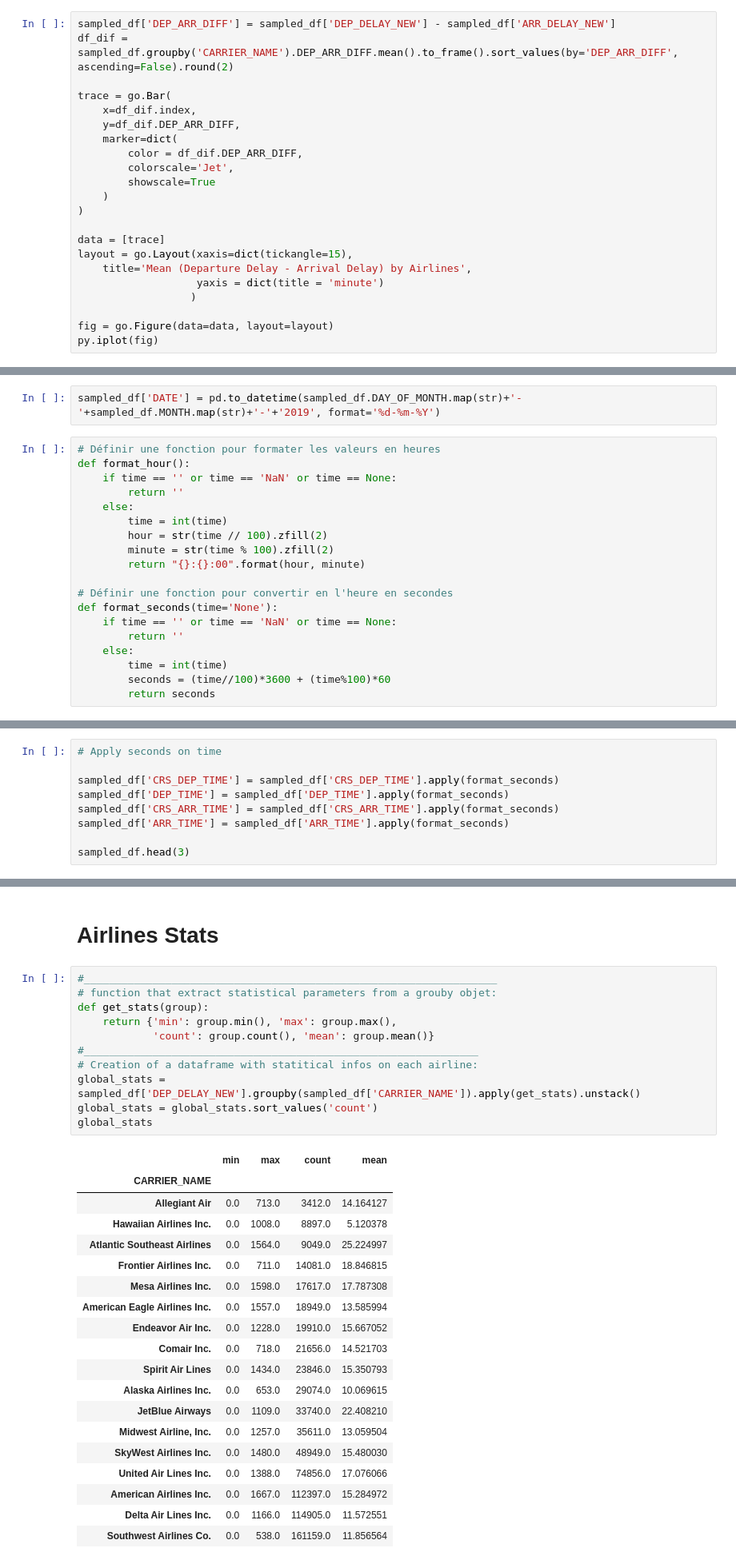
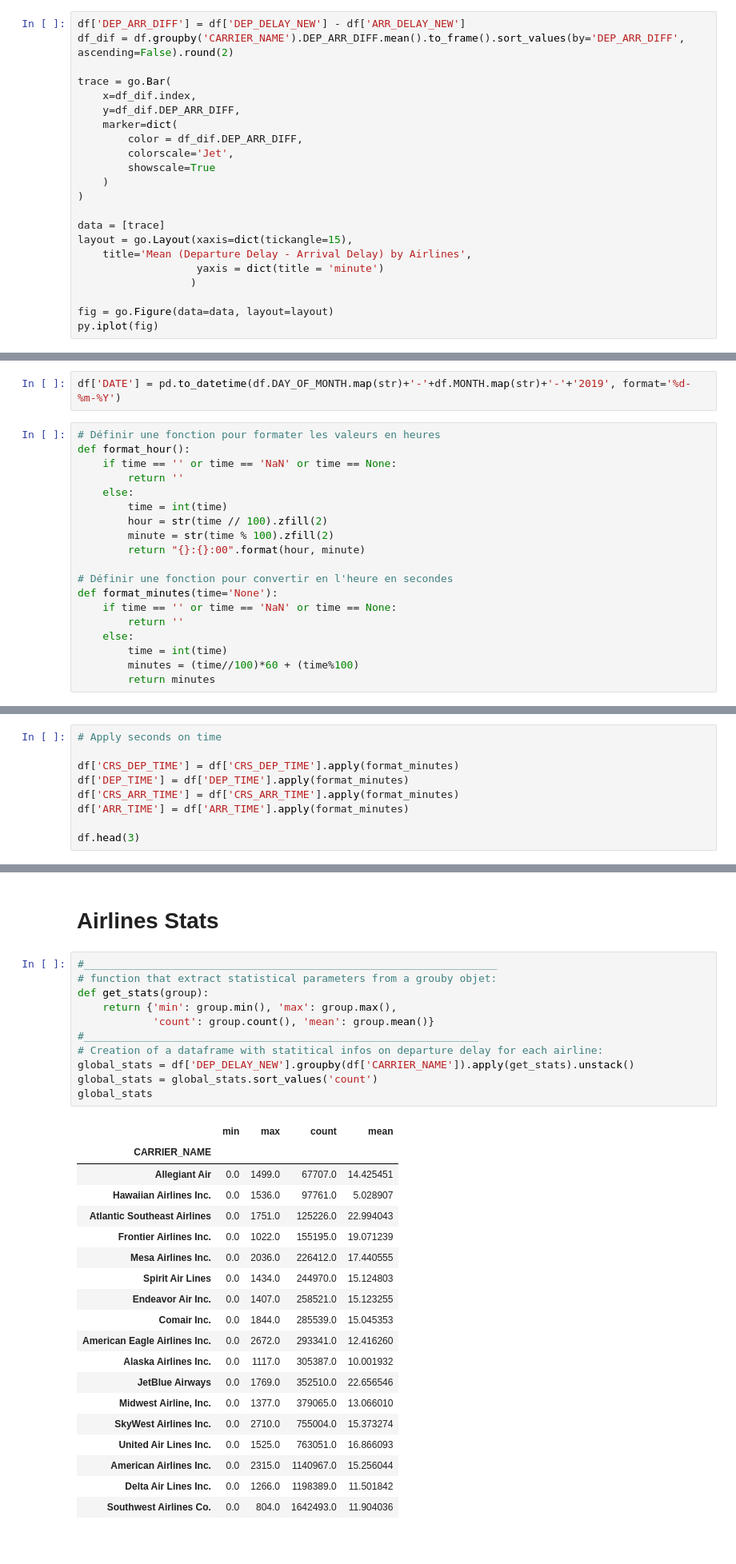
Before and after one commit to loft897/Final-Project-Jedha, a Jupyter notebook: final_project.ipynb, the cells around one changed output, grey strips where cells are left out. Shown at 80% size. Saved outputs shown, nothing was run; the diff lists cells and outputs as text.

```diff
--- a/final_project.ipynb
+++ b/final_project.ipynb
@@ -464,8 +488,8 @@ layout = go.Layout(xaxis=dict(tickangle=15), title='Mean Arrival & Departure Del
 fig = go.Figure(data=data, layout=layout)
 py.iplot(fig)
 # %%
-sampled_df['DEP_ARR_DIFF'] = sampled_df['DEP_DELAY_NEW'] - sampled_df['ARR_DELAY_NEW']
-df_dif = sampled_df.groupby('CARRIER_NAME').DEP_ARR_DIFF.mean().to_frame().sort_values(by='DEP_ARR_DIFF', ascending=False).round(2)
+df['DEP_ARR_DIFF'] = df['DEP_DELAY_NEW'] - df['ARR_DELAY_NEW']
+df_dif = df.groupby('CARRIER_NAME').DEP_ARR_DIFF.mean().to_frame().sort_values(by='DEP_ARR_DIFF', ascending=False).round(2)
 
 trace = go.Bar(
     x=df_dif.index,
@@ -585,7 +556,7 @@ Selon la carte thermique, DISTANCE, ACTUAL_ELAPSED_TIME et CRS_ELAPSED_TIME ont
 # %% [markdown]
 1. DATES AND TIMES
 # %%
-sampled_df['DATE'] = pd.to_datetime(sampled_df.DAY_OF_MONTH.map(str)+'-'+sampled_df.MONTH.map(str)+'-'+'2019', format='%d-%m-%Y')
+df['DATE'] = pd.to_datetime(df.DAY_OF_MONTH.map(str)+'-'+df.MONTH.map(str)+'-'+'2019', format='%d-%m-%Y')
 # %%
 # Définir une fonction pour formater les valeurs en heures
 def format_hour():
@@ -598,10 +569,10 @@ def format_hour():
         return "{}:{}:00".format(hour, minute)
 
 # Définir une fonction pour convertir en l'heure en secondes
-def format_seconds(time='None'):
+def format_minutes(time='None'):
     if time == '' or time == 'NaN' or time == None:
         return ''
     else:
         time = int(time)
-        seconds = (time//100)*3600 + (time%100)*60
-        return seconds
+        minutes = (time//100)*60 + (time%100)
+        return minutes
@@ -657,10 +579,10 @@ sampled_df.dropna(inplace=True)
 # %%
 # Apply seconds on time
 
-sampled_df['CRS_DEP_TIME'] = sampled_df['CRS_DEP_TIME'].apply(format_seconds)
-sampled_df['DEP_TIME'] = sampled_df['DEP_TIME'].apply(format_seconds)
-sampled_df['CRS_ARR_TIME'] = sampled_df['CRS_ARR_TIME'].apply(format_seconds)
-sampled_df['ARR_TIME'] = sampled_df['ARR_TIME'].apply(format_seconds)
+df['CRS_DEP_TIME'] = df['CRS_DEP_TIME'].apply(format_minutes)
+df['DEP_TIME'] = df['DEP_TIME'].apply(format_minutes)
+df['CRS_ARR_TIME'] = df['CRS_ARR_TIME'].apply(format_minutes)
+df['ARR_TIME'] = df['ARR_TIME'].apply(format_minutes)
 
-sampled_df.head(3)
+df.head(3)
 # %% [output]
@@ -695,34 +595,34 @@ Percentage of missing values:
 # %%
 #__________________________________________________________________
 # function that extract statistical parameters from a grouby objet:
 def get_stats(group):
     return {'min': group.min(), 'max': group.max(),
             'count': group.count(), 'mean': group.mean()}
 #_______________________________________________________________
-# Creation of a dataframe with statitical infos on each airline:
-global_stats = sampled_df['DEP_DELAY_NEW'].groupby(sampled_df['CARRIER_NAME']).apply(get_stats).unstack()
+# Creation of a dataframe with statitical infos on departure delay for each airline:
+global_stats = df['DEP_DELAY_NEW'].groupby(df['CARRIER_NAME']).apply(get_stats).unstack()
 global_stats = global_stats.sort_values('count')
 global_stats
 # %% [output]
 |  | min | max | count | mean |
 | CARRIER_NAME |  |  |  |  |
-| Allegiant Air | 0.0 | 713.0 | 3412.0 | 14.164127 |
-| Hawaiian Airlines Inc. | 0.0 | 1008.0 | 8897.0 | 5.120378 |
-| Atlantic Southeast Airlines | 0.0 | 1564.0 | 9049.0 | 25.224997 |
-| Frontier Airlines Inc. | 0.0 | 711.0 | 14081.0 | 18.846815 |
-| Mesa Airlines Inc. | 0.0 | 1598.0 | 17617.0 | 17.787308 |
-| American Eagle Airlines Inc. | 0.0 | 1557.0 | 18949.0 | 13.585994 |
-| Endeavor Air Inc. | 0.0 | 1228.0 | 19910.0 | 15.667052 |
-| Comair Inc. | 0.0 | 718.0 | 21656.0 | 14.521703 |
-| Spirit Air Lines | 0.0 | 1434.0 | 23846.0 | 15.350793 |
-| Alaska Airlines Inc. | 0.0 | 653.0 | 29074.0 | 10.069615 |
-| JetBlue Airways | 0.0 | 1109.0 | 33740.0 | 22.408210 |
-| Midwest Airline, Inc. | 0.0 | 1257.0 | 35611.0 | 13.059504 |
-| SkyWest Airlines Inc. | 0.0 | 1480.0 | 48949.0 | 15.480030 |
-| United Air Lines Inc. | 0.0 | 1388.0 | 74856.0 | 17.076066 |
-| American Airlines Inc. | 0.0 | 1667.0 | 112397.0 | 15.284972 |
-| Delta Air Lines Inc. | 0.0 | 1166.0 | 114905.0 | 11.572551 |
-| Southwest Airlines Co. | 0.0 | 538.0 | 161159.0 | 11.856564 |
+| Allegiant Air | 0.0 | 1499.0 | 67707.0 | 14.425451 |
+| Hawaiian Airlines Inc. | 0.0 | 1536.0 | 97761.0 | 5.028907 |
+| Atlantic Southeast Airlines | 0.0 | 1751.0 | 125226.0 | 22.994043 |
+| Frontier Airlines Inc. | 0.0 | 1022.0 | 155195.0 | 19.071239 |
+| Mesa Airlines Inc. | 0.0 | 2036.0 | 226412.0 | 17.440555 |
+| Spirit Air Lines | 0.0 | 1434.0 | 244970.0 | 15.124803 |
+| Endeavor Air Inc. | 0.0 | 1407.0 | 258521.0 | 15.123255 |
+| Comair Inc. | 0.0 | 1844.0 | 285539.0 | 15.045353 |
+| American Eagle Airlines Inc. | 0.0 | 2672.0 | 293341.0 | 12.416260 |
+| Alaska Airlines Inc. | 0.0 | 1117.0 | 305387.0 | 10.001932 |
+| JetBlue Airways | 0.0 | 1769.0 | 352510.0 | 22.656546 |
+| Midwest Airline, Inc. | 0.0 | 1377.0 | 379065.0 | 13.066010 |
+| SkyWest Airlines Inc. | 0.0 | 2710.0 | 755004.0 | 15.373274 |
+| United Air Lines Inc. | 0.0 | 1525.0 | 763051.0 | 16.866093 |
+| American Airlines Inc. | 0.0 | 2315.0 | 1140967.0 | 15.256044 |
+| Delta Air Lines Inc. | 0.0 | 1266.0 | 1198389.0 | 11.501842 |
+| Southwest Airlines Co. | 0.0 | 804.0 | 1642493.0 | 11.904036 |
 # %% [markdown]
 # Relation between the origin airport and delays
 # %% [markdown]
```
Also changed, not shown: parts of 68 cells of this notebook, 8 other files.
